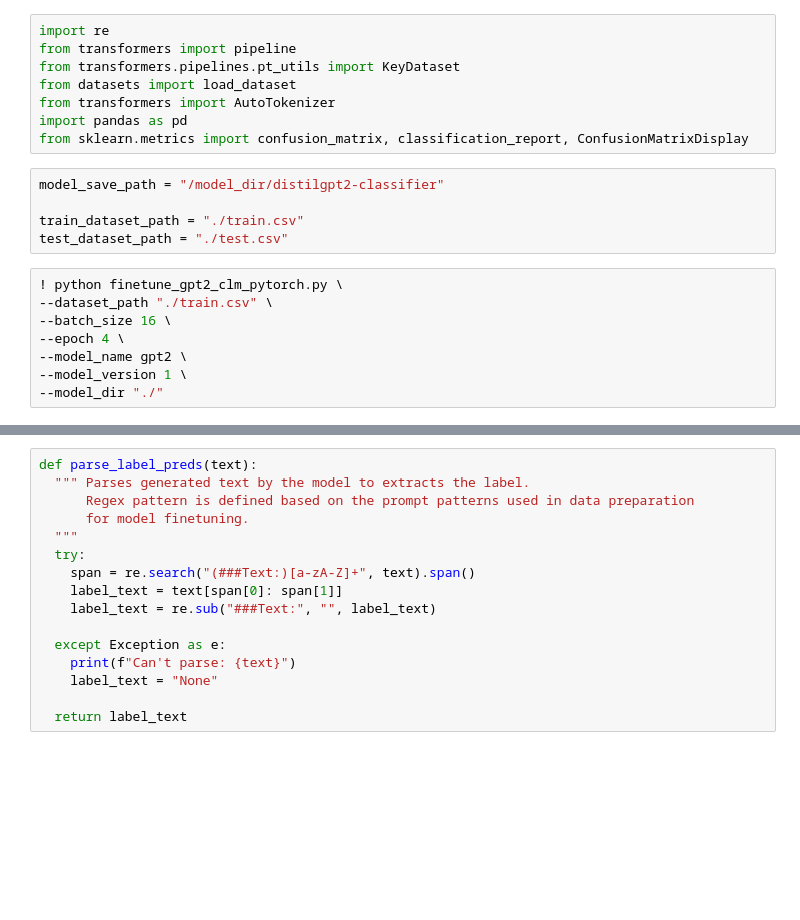
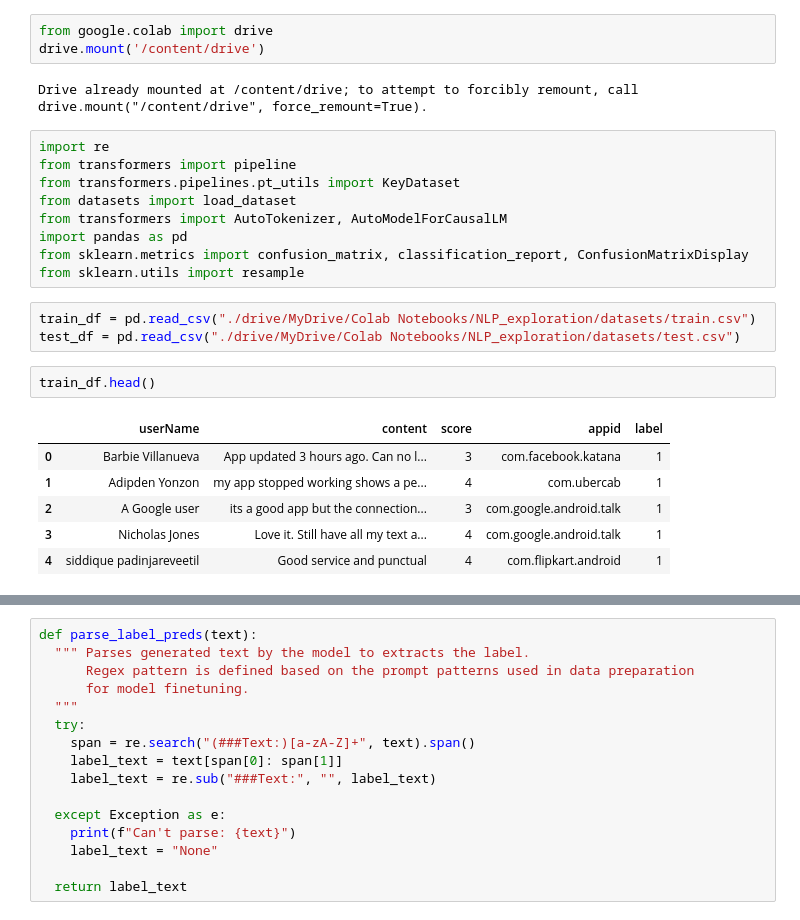
Before and after one commit to Taaniya/exploring-gpt2-language-model, a Jupyter notebook: Text_classification_with_gpt2.ipynb, the cells around one changed output, grey strips where cells are left out. Saved outputs shown, nothing was run; the diff lists cells and outputs as text; blank space fills up the shorter version.

Commit message:
updated notebook with sentiment classification using open source reviews data

```diff
--- a/Text_classification_with_gpt2.ipynb
+++ b/Text_classification_with_gpt2.ipynb
@@ -23,21 +5,26 @@ Successfully installed accelerate-0.19.0 aiohttp-3.8.4 aiosignal-1.3.1 async-tim
+# %%
+from google.colab import drive
+drive.mount('/content/drive')
+# %% [output]
+Drive already mounted at /content/drive; to attempt to forcibly remount, call drive.mount("/content/drive", force_remount=True).
 # %%
 import re
 from transformers import pipeline
 from transformers.pipelines.pt_utils import KeyDataset
 from datasets import load_dataset
-from transformers import AutoTokenizer
+from transformers import AutoTokenizer, AutoModelForCausalLM
 import pandas as pd
 from sklearn.metrics import confusion_matrix, classification_report, ConfusionMatrixDisplay
+from sklearn.utils import resample
-# %%
-model_save_path = "/model_dir/distilgpt2-classifier"
-
-train_dataset_path = "./train.csv"
-test_dataset_path = "./test.csv"
-# %%
-! python finetune_gpt2_clm_pytorch.py \
---dataset_path "./train.csv" \
---batch_size 16 \
---epoch 4 \
---model_name gpt2 \
---model_version 1 \
---model_dir "./"
+# %%
+train_df = pd.read_csv("./drive/MyDrive/Colab Notebooks/NLP_exploration/datasets/train.csv")
+test_df = pd.read_csv("./drive/MyDrive/Colab Notebooks/NLP_exploration/datasets/test.csv")
+# %%
+train_df.head()
+# %% [output]
+|  | userName | content | score | appid | label |
+| 0 | Barbie Villanueva | App updated 3 hours ago. Can no l... | 3 | com.facebook.katana | 1 |
+| 1 | Adipden Yonzon | my app stopped working shows a pe... | 4 | com.ubercab | 1 |
+| 2 | A Google user | its a good app but the connection... | 3 | com.google.android.talk | 1 |
+| 3 | Nicholas Jones | Love it. Still have all my text a... | 4 | com.google.android.talk | 1 |
+| 4 | siddique padinjareveetil | Good service and punctual | 4 | com.flipkart.android | 1 |
```
Also changed, not shown: parts of 32 cells of this notebook.
